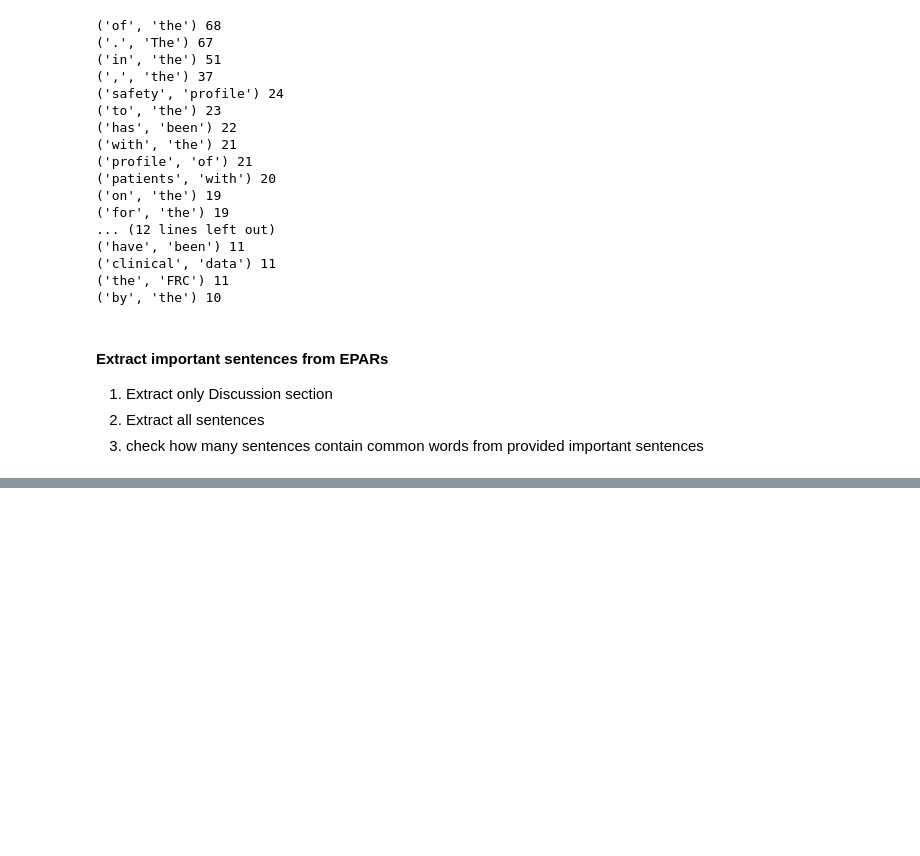
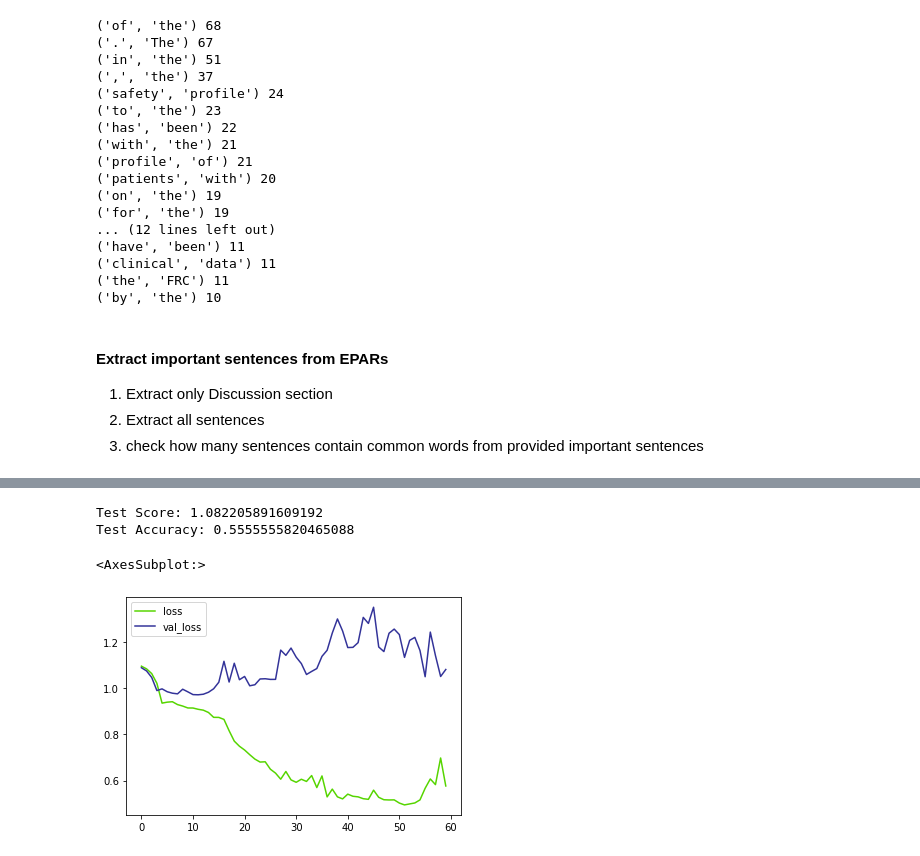
Before and after one commit to PaulIsProgramming/bayer, a Jupyter notebook: Hausaufgabe.ipynb, the cells around one changed output, grey strips where cells are left out. Drawn from its saved outputs; the diff is of its cells as text; code cells hidden in the pictures; blank space fills up the shorter version.

```diff
--- a/Hausaufgabe.ipynb
+++ b/Hausaufgabe.ipynb
@@ -318,0 +728,23 @@ for index, file in enumerate(epar_files):
+# %%
+tokenizer = Tokenizer(num_words=5000)
+tokenizer.fit_on_texts(X_train)
+
+X_train = tokenizer.texts_to_sequences(X_train)
+X_test = tokenizer.texts_to_sequences(X_test)
+# %%
+# Adding 1 because of reserved 0 index
+vocab_size = len(tokenizer.word_index) + 1
+
+maxlen = 100
+
+# padding to achieve equal length
+X_train = pad_sequences(X_train, padding='post', maxlen=maxlen)
+X_test = pad_sequences(X_test, padding='post', maxlen=maxlen)
+# %%
+model = Sequential()
+embedding_layer = Embedding(vocab_size, 100, weights=[embedding_matrix], input_length=maxlen , trainable=False)
+model.add(embedding_layer)
+model.add(LSTM(128))
+
+model.add(Dense(3, activation='softmax'))
+model.compile(optimizer='adam', loss='categorical_crossentropy', metrics=['acc'])
@@ -318,0 +769,3 @@ for index, file in enumerate(epar_files):
+# %%
+history = model.fit(X_train, y_train, batch_size=128, epochs=60, verbose=0,
+                    validation_data=(X_test, y_test) )
@@ -318,0 +776,13 @@ for index, file in enumerate(epar_files):
+# %%
+print("Test Score:", score[0])
+print("Test Accuracy:", score[1])
+# %% [output]
+Test Score: 1.082205891609192
+Test Accuracy: 0.5555555820465088
+# %%
+loss_df = pd.DataFrame(history.history)
+# plot
+loss_df[['loss', 'val_loss']].plot()
+# %% [output]
+<AxesSubplot:>
+[figure, added]
```
Also changed, not shown: parts of 62 cells of this notebook.
